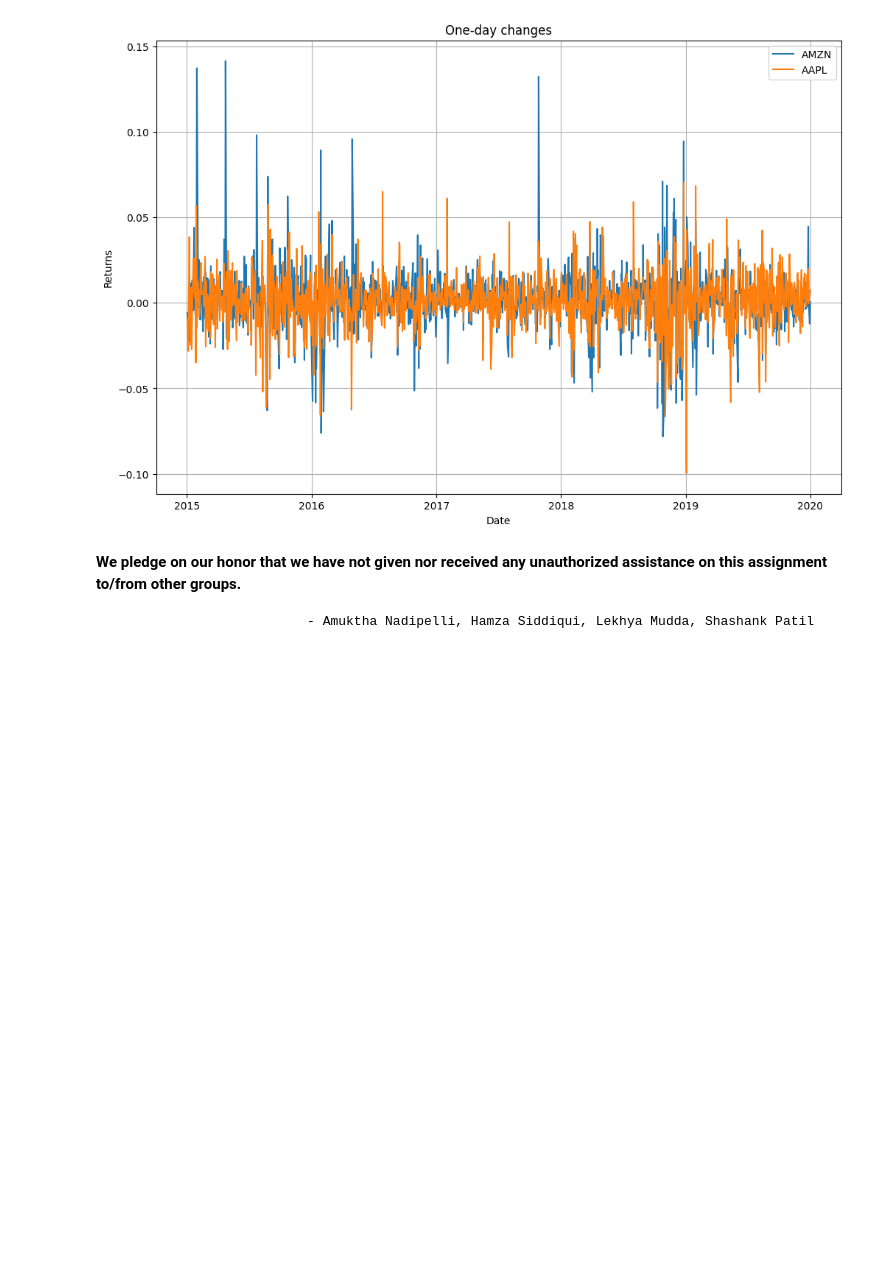
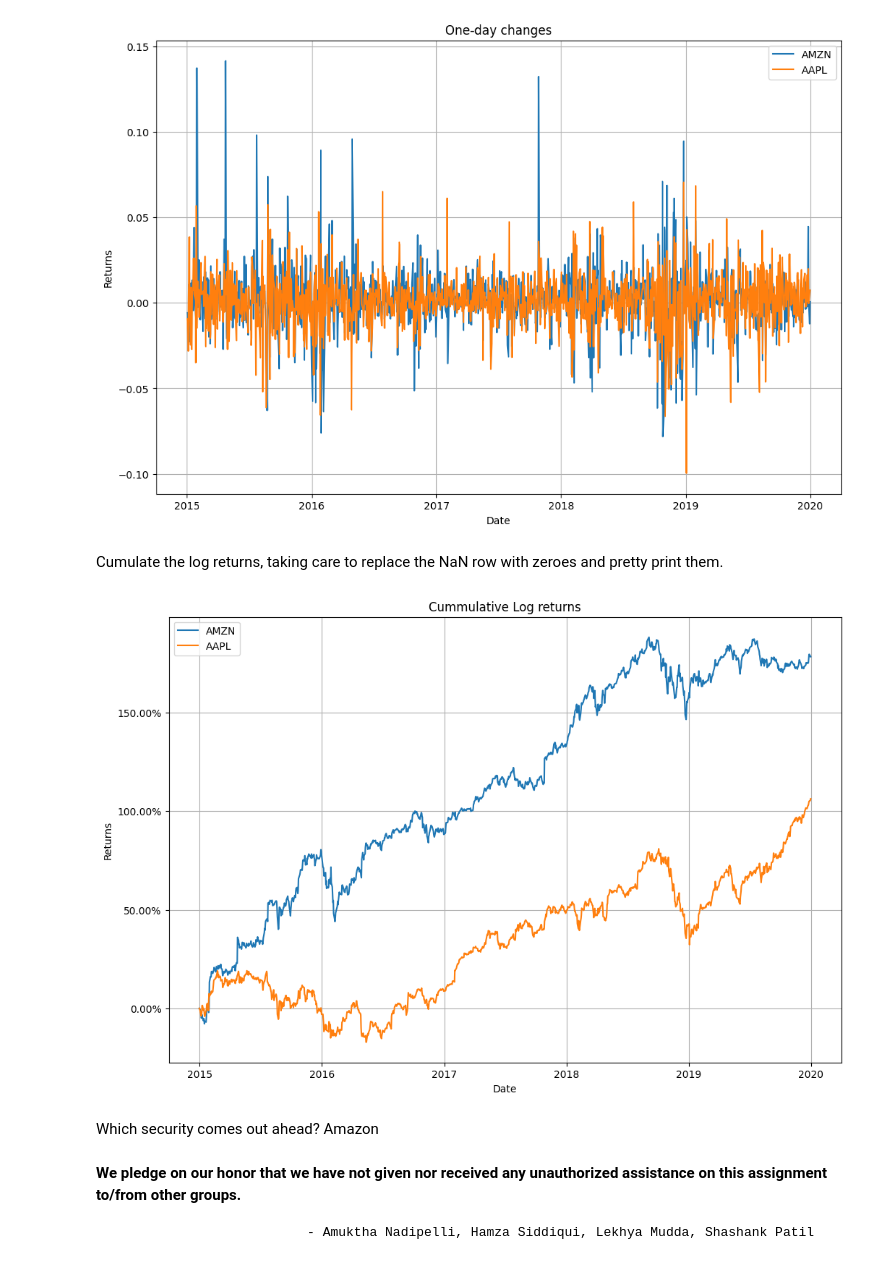
Before and after one commit to nraoamuktha/Academic_projects, a Jupyter notebook: Financial information systems/Section0502_Group08_HW2.ipynb, the cells around one changed output. Saved outputs shown, nothing was run; the diff lists cells and outputs as text; code cells hidden in the pictures; blank space fills up the shorter version.

```diff
--- a/Financial information systems/Section0502_Group08_HW2.ipynb
+++ b/Financial information systems/Section0502_Group08_HW2.ipynb
@@ -242,6 +242,18 @@ dollar_change = portfolioNormalized.pct_change()
 plot_and_format_y_axis(dollar_change, title='One-day changes', ylabel='Returns')
 # %% [output]
 [figure]
+# %% [markdown]
+Cumulate the log returns, taking care to replace the NaN row with zeroes and
+pretty print them.
+# %%
+cum_log_returns = logReturns.cumsum().fillna(0)
+print_pct_data(cum_log_returns)
+# %%
+plot_and_format_y_axis(cum_log_returns, formatter = mpl.ticker.PercentFormatter(1.0, decimals=2), title='Cummulative Log returns', ylabel='Returns')
+# %% [output]
+[figure, added]
+# %% [markdown]
+Which security comes out ahead? Amazon
 # %% [markdown]
 **We pledge on our honor that we have not given nor received any unauthorized assistance on this
 assignment to/from other groups.**
```
